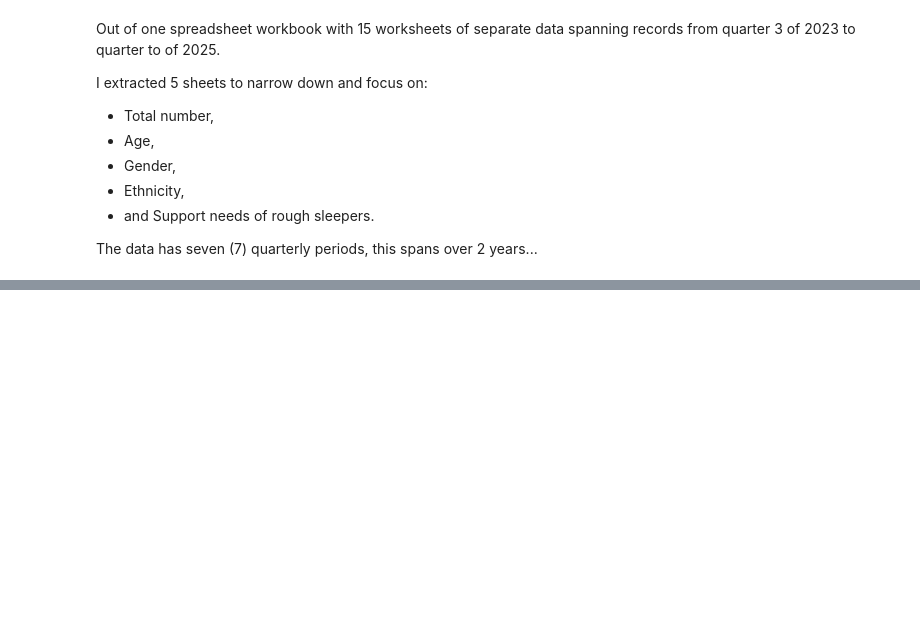
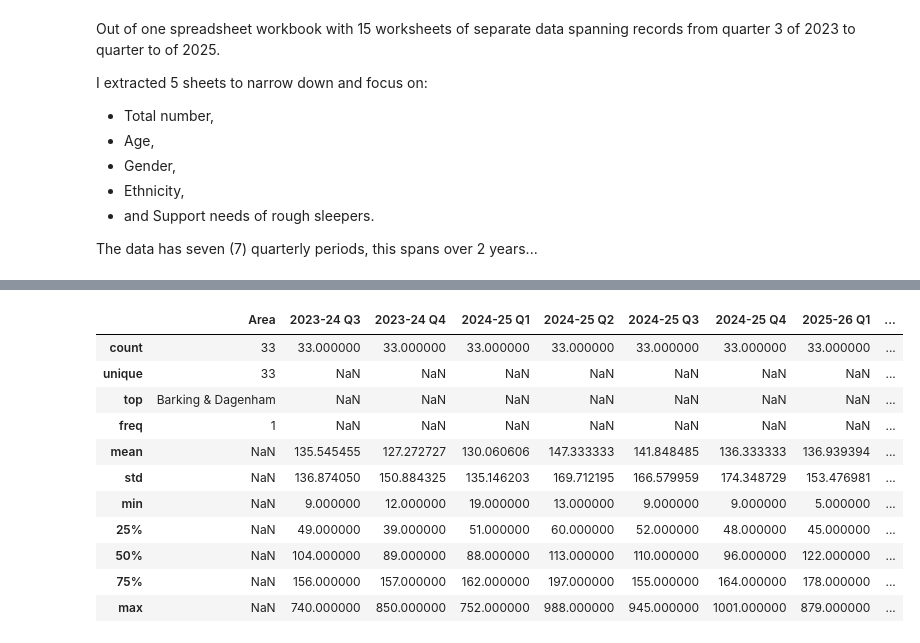
Before and after one commit to dreamsmartins/ec-assignments, a Jupyter notebook: everything_counts_RS.ipynb, the cells around one changed output, grey strips where cells are left out. Drawn from its saved outputs; the diff is of its cells as text; code cells hidden in the pictures; blank space fills up the shorter version.

```diff
--- a/everything_counts_RS.ipynb
+++ b/everything_counts_RS.ipynb
@@ -165,0 +389,17 @@ The data has seven (7) quarterly periods, this spans over 2 years...
+# %%
+# Display the cleaned Total Numbers of Rough Sleepers dataset
+tot_rs_new.reset_index(drop=True, inplace=True)
+tot_rs_new.describe(include='all')
+# %% [output]
+|  | Area | 2023-24 Q3 | 2023-24 Q4 | 2024-25 Q1 | 2024-25 Q2 | 2024-25 Q3 | 2024-25 Q4 | 2025-26 Q1 | ... |
+| count | 33 | 33.000000 | 33.000000 | 33.000000 | 33.000000 | 33.000000 | 33.000000 | 33.000000 | ... |
+| unique | 33 | NaN | NaN | NaN | NaN | NaN | NaN | NaN | ... |
+| top | Barking & Dagenham | NaN | NaN | NaN | NaN | NaN | NaN | NaN | ... |
+| freq | 1 | NaN | NaN | NaN | NaN | NaN | NaN | NaN | ... |
+| mean | NaN | 135.545455 | 127.272727 | 130.060606 | 147.333333 | 141.848485 | 136.333333 | 136.939394 | ... |
+| std | NaN | 136.874050 | 150.884325 | 135.146203 | 169.712195 | 166.579959 | 174.348729 | 153.476981 | ... |
+| min | NaN | 9.000000 | 12.000000 | 19.000000 | 13.000000 | 9.000000 | 9.000000 | 5.000000 | ... |
+| 25% | NaN | 49.000000 | 39.000000 | 51.000000 | 60.000000 | 52.000000 | 48.000000 | 45.000000 | ... |
+| 50% | NaN | 104.000000 | 89.000000 | 88.000000 | 113.000000 | 110.000000 | 96.000000 | 122.000000 | ... |
+| 75% | NaN | 156.000000 | 157.000000 | 162.000000 | 197.000000 | 155.000000 | 164.000000 | 178.000000 | ... |
+| max | NaN | 740.000000 | 850.000000 | 752.000000 | 988.000000 | 945.000000 | 1001.000000 | 879.000000 | ... |
```
Also changed, not shown: parts of 27 cells of this notebook, 2 other files.
